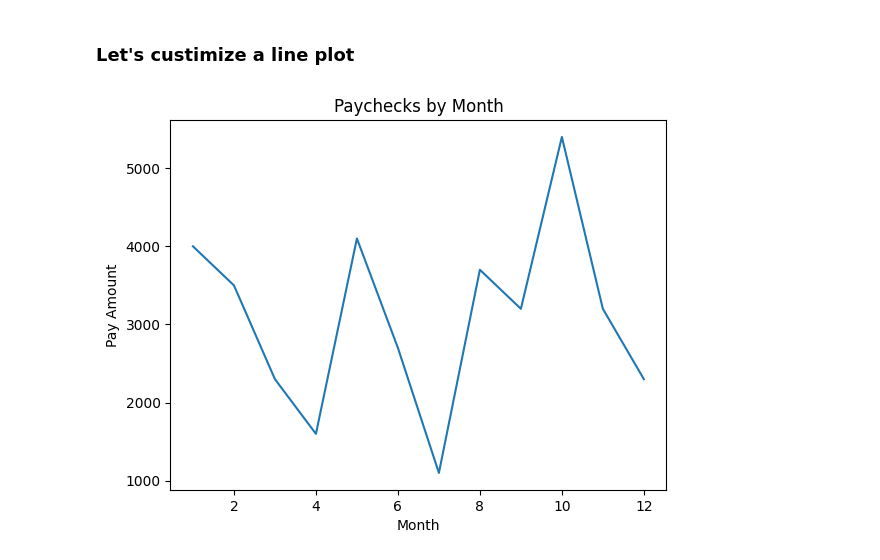
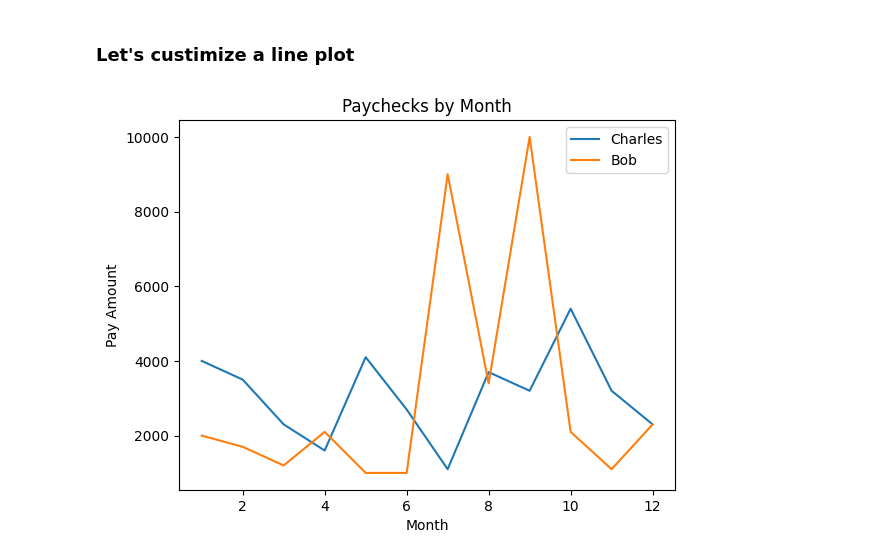
Before and after one commit to hessifer/DataScienceAIML, a Jupyter notebook: learning_pandas.ipynb, the cells around one changed output. Drawn from its saved outputs; the diff is of its cells as text; code cells hidden in the pictures.

```diff
--- a/learning_pandas.ipynb
+++ b/learning_pandas.ipynb
@@ -664,14 +664,16 @@ from matplotlib import pyplot as plt
 # %%
 # Let's Build our x and y values
 # x will be Months (represented by 1 - 12)
 # y will be Paycheck amount
-months = range(1, 13)
+months = [1, 2, 3, 4, 5, 6, 7, 8, 9, 10, 11, 12]
 charles_pay_check = [4000, 3500, 2300, 1600, 4100, 2700, 1100, 3700, 3200, 5400, 3200, 2300]
-bob_pay_check = [2000, 1700, 1200, 2100, 1000, 1000, ]
-plt.plot(months, pay_check)
+bob_pay_check = [2000, 1700, 1200, 2100, 1000, 1000, 9000, 3400, 10000, 2100, 1100, 2300]
+plt.plot(months, charles_pay_check, label="Charles")
+plt.plot(months, bob_pay_check, label="Bob")
 plt.title("Paychecks by Month")
 plt.xlabel("Month")
 plt.ylabel("Pay Amount")
+plt.legend()
 plt.show()
 # %% [output]
-[figure, old version]
+[figure, new version]
```
